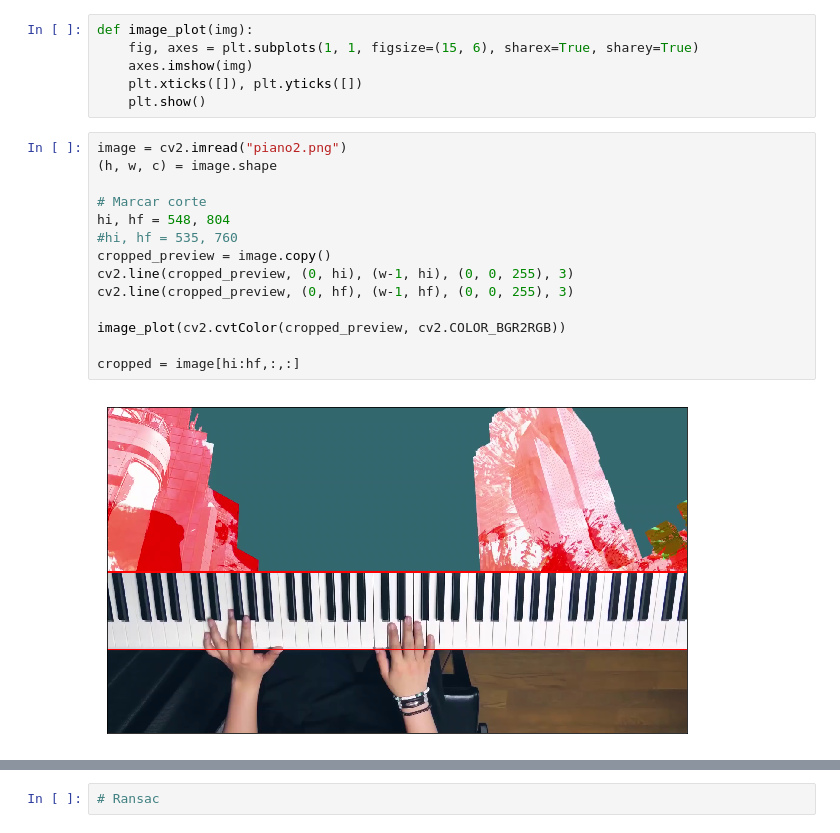
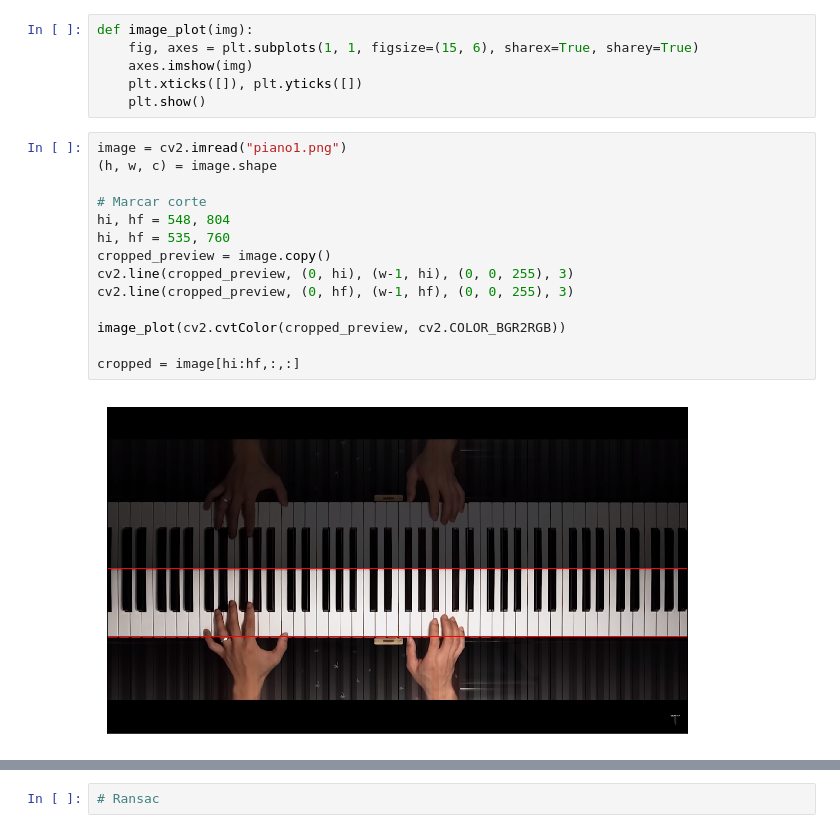
Before and after one commit to rafaeltoyo/piano-lindinho, a Jupyter notebook: notebook/keyboard.ipynb, the cells around one changed output, grey strips where cells are left out. Drawn from its saved outputs; the diff is of its cells as text.

```diff
--- a/notebook/keyboard.ipynb
+++ b/notebook/keyboard.ipynb
@@ -13,21 +13,21 @@ def image_plot(img):
     plt.xticks([]), plt.yticks([])
     plt.show()
 # %%
-image = cv2.imread("piano2.png")
+image = cv2.imread("piano1.png")
 (h, w, c) = image.shape
 
 # Marcar corte
 hi, hf = 548, 804
-#hi, hf = 535, 760
+hi, hf = 535, 760
 cropped_preview = image.copy()
 cv2.line(cropped_preview, (0, hi), (w-1, hi), (0, 0, 255), 3)
 cv2.line(cropped_preview, (0, hf), (w-1, hf), (0, 0, 255), 3)
 
 image_plot(cv2.cvtColor(cropped_preview, cv2.COLOR_BGR2RGB))
 
 cropped = image[hi:hf,:,:]
 # %% [output]
-[figure, old version]
+[figure, new version]
 # %%
 hls_cropped = cv2.cvtColor(cropped, cv2.COLOR_BGR2HSV)
 
```
Also changed, not shown: parts of 3 cells of this notebook.
